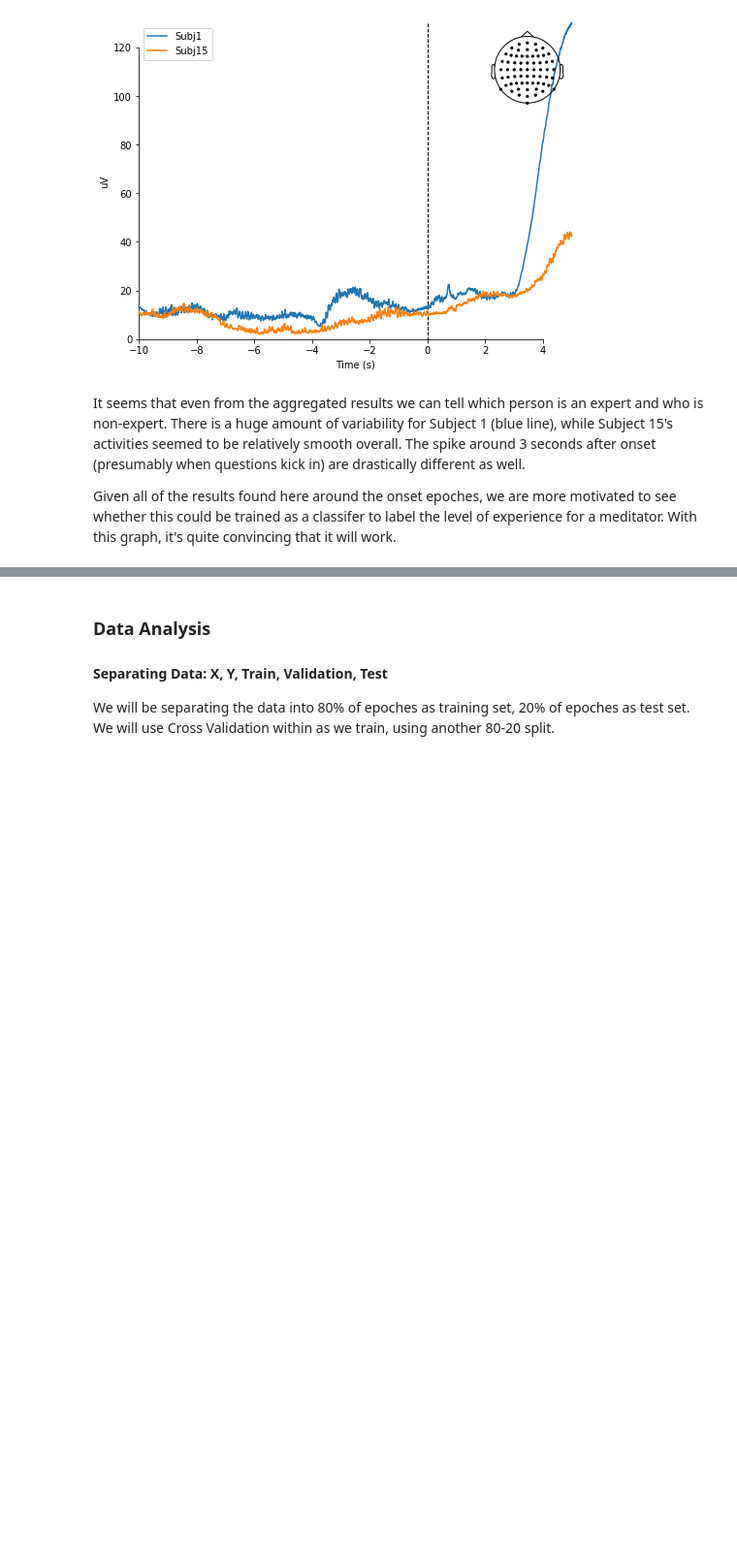
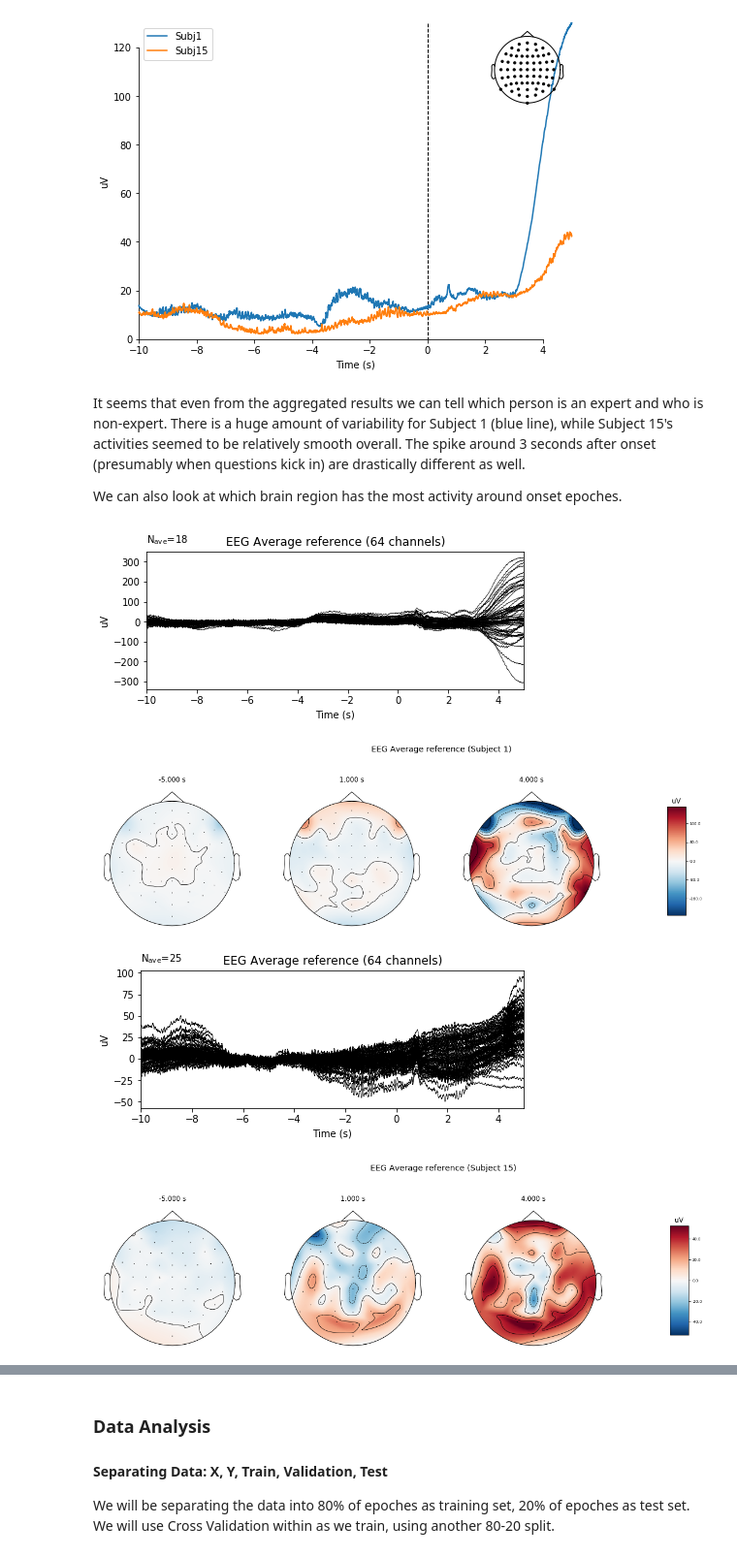
Before and after one commit to yuyang-zhong/EEG-Neural, a Jupyter notebook: notebooks/final_notebook.ipynb, the cells around one changed output, grey strips where cells are left out. Shown at 97% size. Drawn from its saved outputs; the diff is of its cells as text; code cells hidden in the pictures; blank space fills up the shorter version.

```diff
--- a/notebooks/final_notebook.ipynb
+++ b/notebooks/final_notebook.ipynb
@@ -327,4 +327,17 @@ combining channels using "gfp"
 # %% [markdown]
 It seems that even from the aggregated results we can tell which person is an expert and who is non-expert. There is a huge amount of variability for Subject 1 (blue line), while Subject 15's activities seemed to be relatively smooth overall. The spike around 3 seconds after onset (presumably when questions kick in) are drastically different as well.
 
-Given all of the results found here around the onset epoches, we are more motivated to see whether this could be trained as a classifer to label the level of experience for a meditator. With this graph, it's quite convincing that it will work.
+We can also look at which brain region has the most activity around onset epoches.
+# %%
+title1 = 'EEG Average reference (Subject 1)'
+onset_evoked1.plot(titles=dict(eeg=title), time_unit='s')
+onset_evoked1.plot_topomap(times=[-5,1,4], size=3., title=title1, time_unit='s');
+
+title15 = 'EEG Average reference (Subject 15)'
+onset_evoked15.plot(titles=dict(eeg=title), time_unit='s')
+onset_evoked15.plot_topomap(times=[-5,1,4], size=3., title=title15, time_unit='s');
+# %% [output]
+[figure, added]
+[figure, added]
+[figure, added]
+[figure, added]
```
Also changed, not shown: parts of 22 cells of this notebook.
